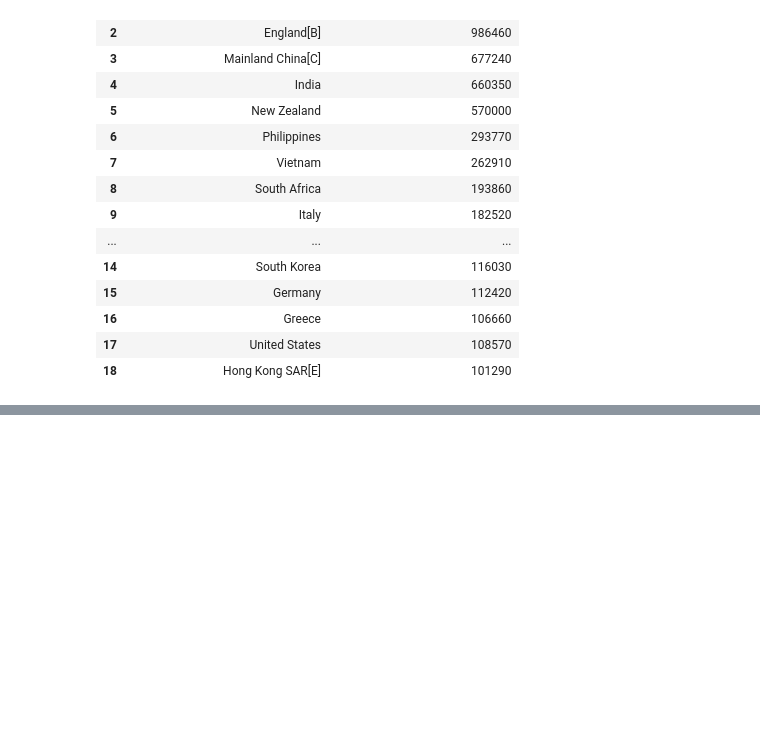
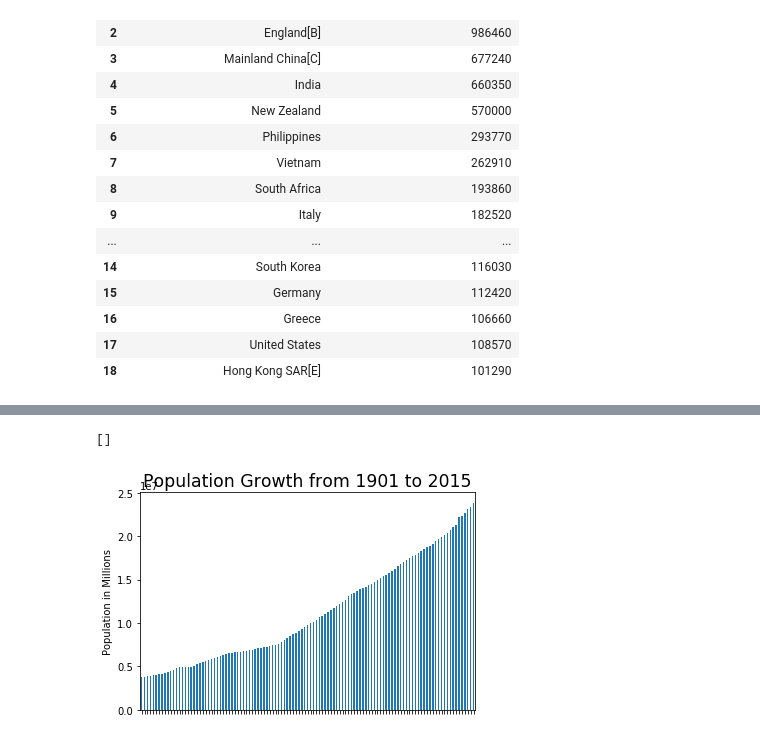
Before and after one commit to stepheng123/Project_Take2, a Jupyter notebook: scraping_pandas.ipynb, the cells around one changed output, grey strips where cells are left out. Drawn from its saved outputs; the diff is of its cells as text; code cells hidden in the pictures; blank space fills up the shorter version.

```diff
--- a/scraping_pandas.ipynb
+++ b/scraping_pandas.ipynb
@@ -126,3 +126,14 @@ tables[1]
 | 8 | SydneyMelbourne | 9 | Sunshine Coast | Qld | 341069.0 | 19.0 | Albury–Wodonga | NSW/Vic | 93603.0 | ... |
 | 9 | SydneyMelbourne | 10 | Wollongong | NSW | 306034.0 | 20.0 | Launceston | Tas | 87382.0 | ... |
 | 10 | SydneyMelbourne | BrisbanePerth | NaN | NaN | NaN | NaN | NaN | NaN | NaN | ... |
+# %%
+population = tables[17]
+population_df = population.iloc[:,0:2]
+population_df.columns = ['Year','Population']
+population_df.dropna(subset=['Population'], inplace=True)
+population_df.set_index('Year')
+#population_df.dtypes
+#population_df.drop(labels='2016[68]')
+#population_df
+population_df2 = population_df.truncate(1,115, copy = False)
+population_df2
@@ -128,0 +154,4 @@ tables[1]
+# %%
+population_df3=pd.to_numeric(population_df2['Population']).astype(int)
+#population_df3=pd.to_numeric(population_df2['Year']).astype(int)
+population_df3
@@ -128,0 +173,9 @@ tables[1]
+# %%
+xlabels = ('')
+plot1 = population_df3.plot.bar(x='Year', y='Population')
+plot1.set_title("Population Growth from 1901 to 2015", fontsize='xx-large')
+plot1.set_ylabel("Population in Millions")
+plot1.set_xticklabels(xlabels)
+# %% [output]
+[]
+[figure, added]
```
Also changed, not shown: parts of 11 cells of this notebook.
